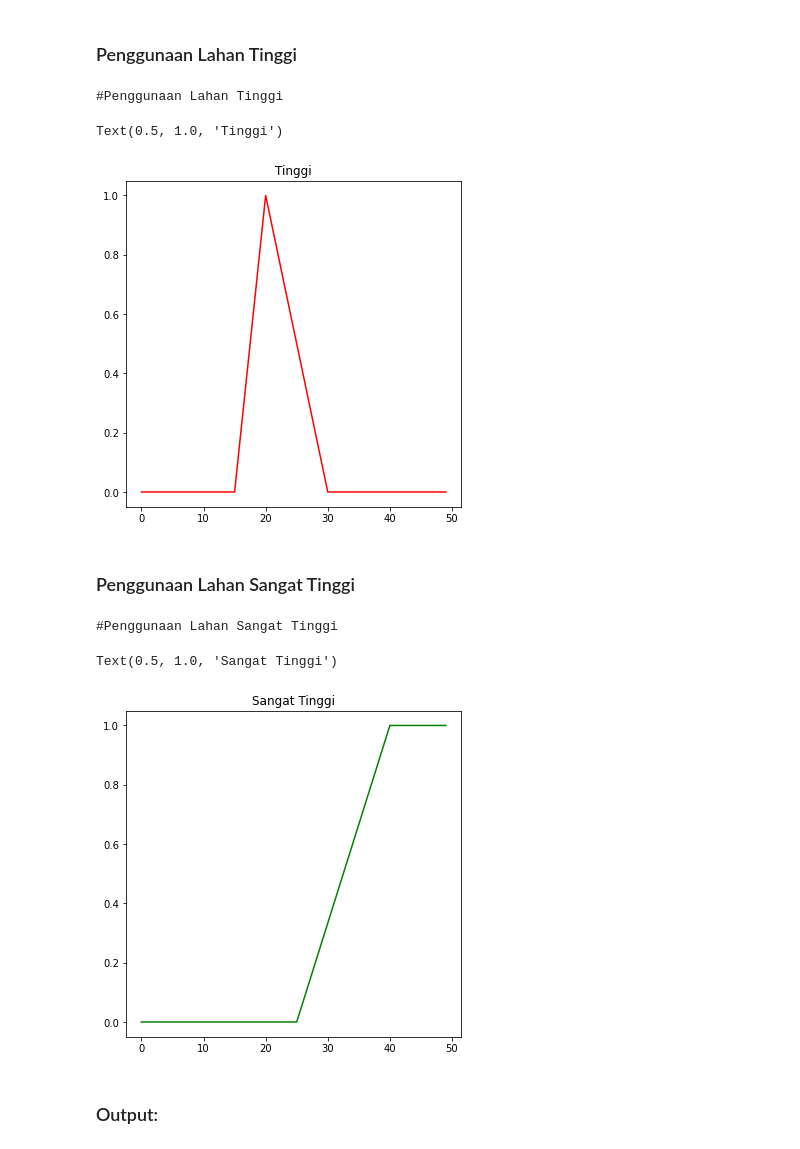
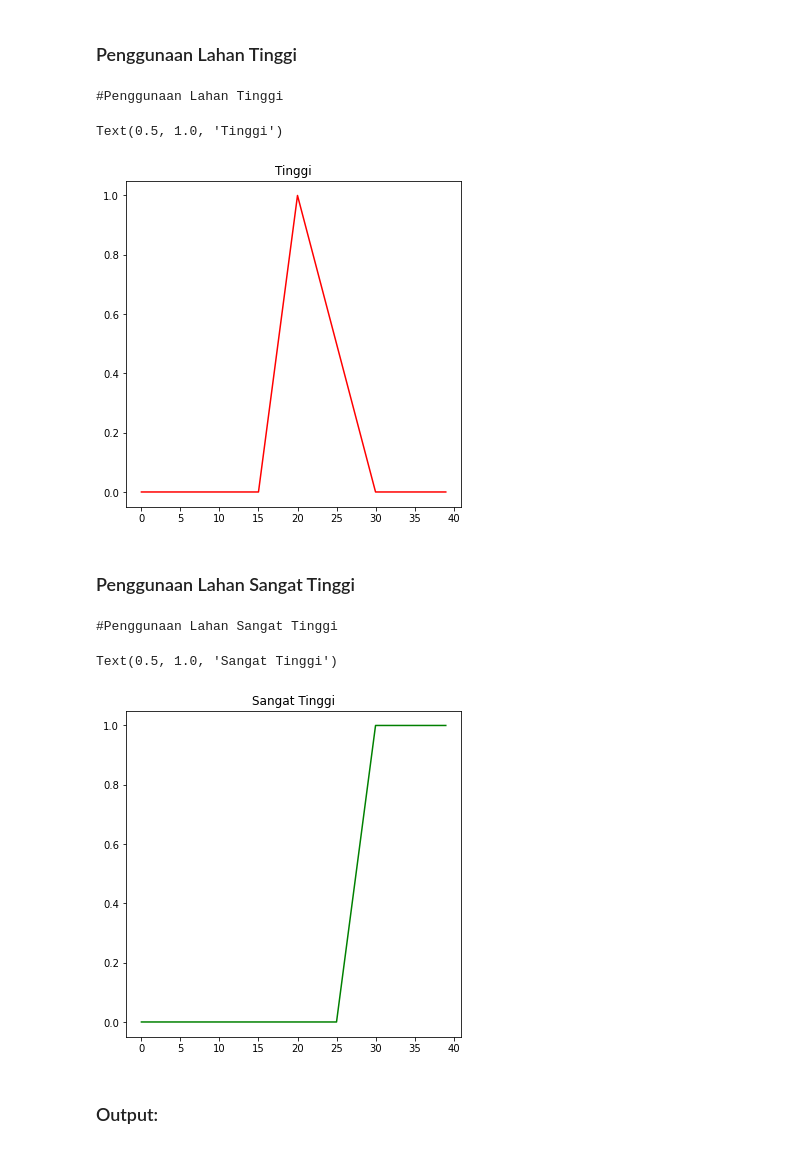
Before and after one commit to Bariq09/Penentuan-Kerawana-Longsor, a Jupyter notebook: proyek AI.ipynb, the cells around one changed output. Drawn from its saved outputs; the diff is of its cells as text; code cells hidden in the pictures.

```diff
--- a/proyek AI.ipynb
+++ b/proyek AI.ipynb
@@ -532,5 +537,5 @@ Sangat Tinggi < 40
 # %%
-land_use = ctrl.Antecedent(np.arange(0,50,1),'land_use')
-use_x = np.arange(0,50,1)
+land_use = ctrl.Antecedent(np.arange(0,40,1),'land_use')
+use_x = np.arange(0,40,1)
 # %%
 land_use["Rendah"] = fuzz.trapmf(land_use.universe,[0,0,5,10])
@@ -576,20 +581,20 @@ ax0.set_title('Tinggi')
 # %% [output]
 #Penggunaan Lahan Tinggi
 Text(0.5, 1.0, 'Tinggi')
-[figure, old version]
+[figure, new version]
 # %% [markdown]
 ### Penggunaan Lahan Sangat Tinggi
 # %%
 #Penggunaan Lahan Sangat Tinggi
 print('#Penggunaan Lahan Sangat Tinggi')
-land_very_high_use = fuzz.trapmf(use_x,[25,40,50,50])
+land_very_high_use = fuzz.trapmf(use_x,[25,30,40,40])
 fig, (ax0) = plt.subplots(nrows=1, figsize=(6,6))
 ax0.plot(use_x, land_very_high_use, 'green')
 ax0.set_title('Sangat Tinggi')
 # %% [output]
 #Penggunaan Lahan Sangat Tinggi
 Text(0.5, 1.0, 'Sangat Tinggi')
-[figure, old version]
+[figure, new version]
 # %% [markdown]
 ### Output:
 # %%
```
Also changed, not shown: parts of 43 cells of this notebook.
